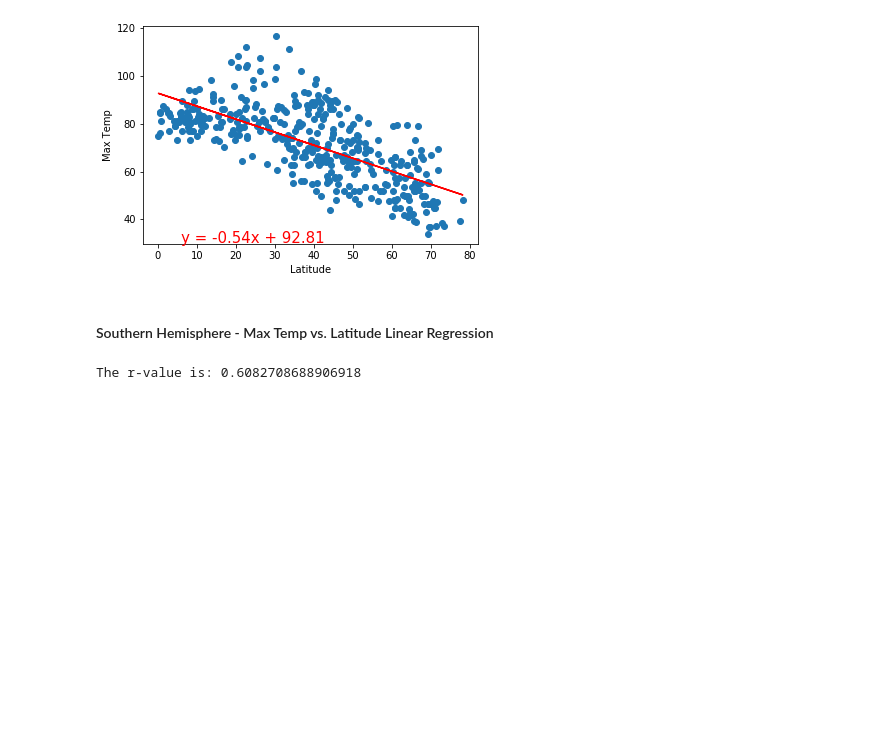
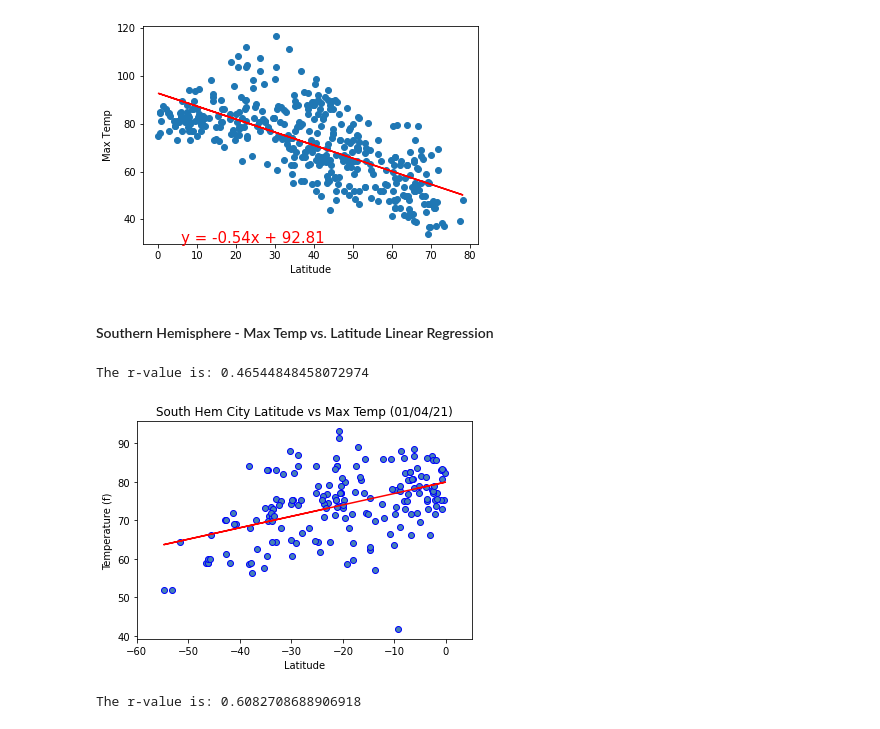
Before and after one commit to reyno255/python-api-challenge, a Jupyter notebook: WeatherPy.ipynb, the cells around one changed output. Saved outputs shown, nothing was run; the diff lists cells and outputs as text; code cells hidden in the pictures; blank space fills up the shorter version.

```diff
--- a/WeatherPy.ipynb
+++ b/WeatherPy.ipynb
@@ -272,6 +314,22 @@ The r-value is: 0.46937863826630627
 [figure]
 # %% [markdown]
 ####  Southern Hemisphere - Max Temp vs. Latitude Linear Regression
+# %%
+print(f"The r-value is: {linregress(sh_cities['Max Temp'],sh_cities['Lat'])[2]}")
+
+plt.figure(figsize=(6,4))
+plt.xlim(-60, 5)
+plt.scatter(sh_cities['Lat'],sh_cities['Max Temp'],color='steelblue',edgecolors='b')
+m, b = np.polyfit(sh_cities['Lat'],sh_cities['Max Temp'],1)
+
+plt.plot(sh_cities['Lat'], m*sh_cities['Lat'] + b,color='red')
+plt.title(f"South Hem City Latitude vs Max Temp ({pd.Timestamp('today').strftime('%m/%d/%y')})")
+plt.xlabel('Latitude')
+plt.ylabel('Temperature (f)')
+plt.show()
+# %% [output]
+The r-value is: 0.46544848458072974
+[figure, added]
 # %%
 # %% [output]
 The r-value is: 0.6082708688906918
```
Also changed, not shown: parts of 6 cells of this notebook.
